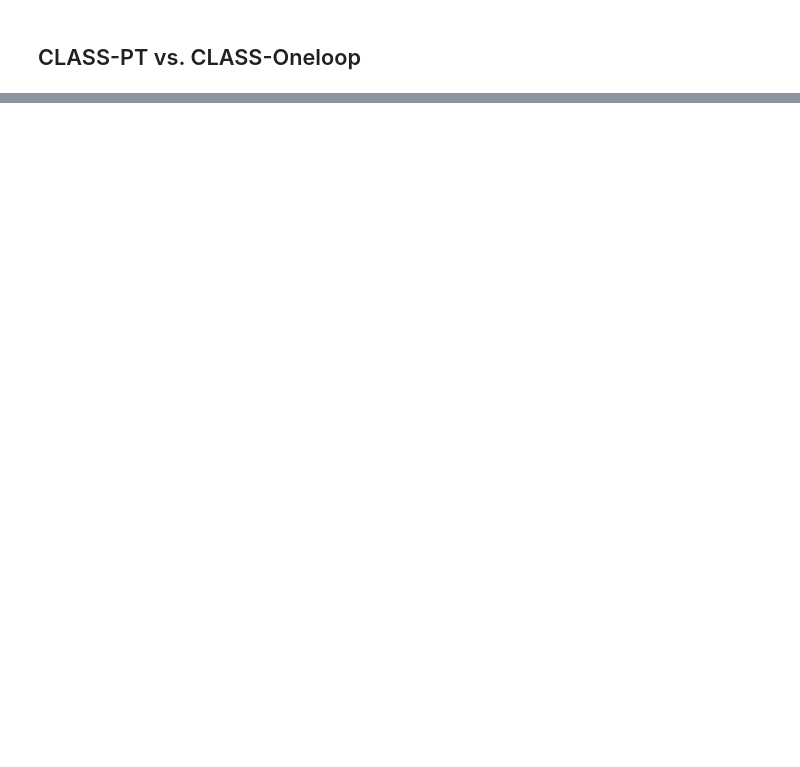
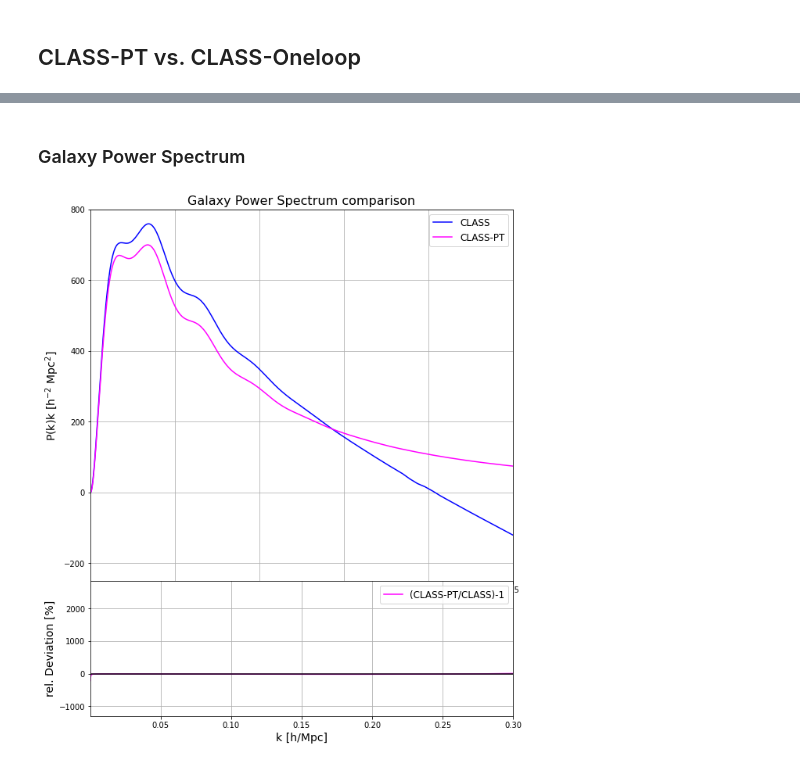
Before and after one commit to Fynn1410/class-bispectrum-png, a Jupyter notebook: python/test_onleoop.ipynb, the cells around one changed output, grey strips where cells are left out. Saved outputs shown, nothing was run; the diff lists cells and outputs as text; code cells hidden in the pictures; blank space fills up the shorter version.

```diff
--- a/python/test_onleoop.ipynb
+++ b/python/test_onleoop.ipynb
@@ -105,0 +168,30 @@ plt.show()
+# %% [markdown]
+### Galaxy Power Spectrum
+# %%
+fig = plt.figure(figsize=(10, 12))
+sub = fig.add_axes([0.15,0.35,0.75,0.55])
+sub.plot(k_arr/h, pk_gg*h**3*k_arr/h, color = "blue", label = "CLASS")
+sub.plot(mom_pt["k"]/h, mom_pt["Galaxy"]*mom_pt["k"]/h, color = "magenta", label = "CLASS-PT")
+
+sub.set_xlabel(r'k [h/Mpc]', fontsize = 14)
+sub.set_ylabel(r'P(k)k [h$^{-2}$ Mpc$^2$]', fontsize = 14)
+sub.set_xlim(1e-4, 0.5)
+sub.set_ylim(-250, 800)
+sub.legend(fontsize = 12)
+sub.grid()
+sub.set_title("Galaxy Power Spectrum comparison", fontsize=16)
+
+sub_res= fig.add_axes([0.15,0.15,0.75,0.2])
+sub_res.plot(k_arr/h, np.subtract(np.divide(mom_pt["Galaxy"]*k_arr/h,pk_gg*h**3*k_arr/h)*100., 100.), label = "(CLASS-PT/CLASS)-1", color = "magenta", linestyle = "-")
+sub_res.set_ylabel("rel. Deviation [%]", fontsize = 14)
+sub_res.set_xlabel("k [h/Mpc]", fontsize = 14)
+sub_res.plot([0.,1.],[0.,0.], color = "k")
+sub_res.legend(fontsize = 12)
+sub_res.grid()
+sub_res.set_xlim(1e-4, 0.3)
+# sub_res.set_ylim(-3, 3)
+
+# plt.savefig("/home/dennis/Desktop/Plots/Monopole_comp_v3.pdf")
+plt.show()
+# %% [output]
+[figure, added]
```
Also changed, not shown: parts of 13 cells of this notebook, 1 other file.
